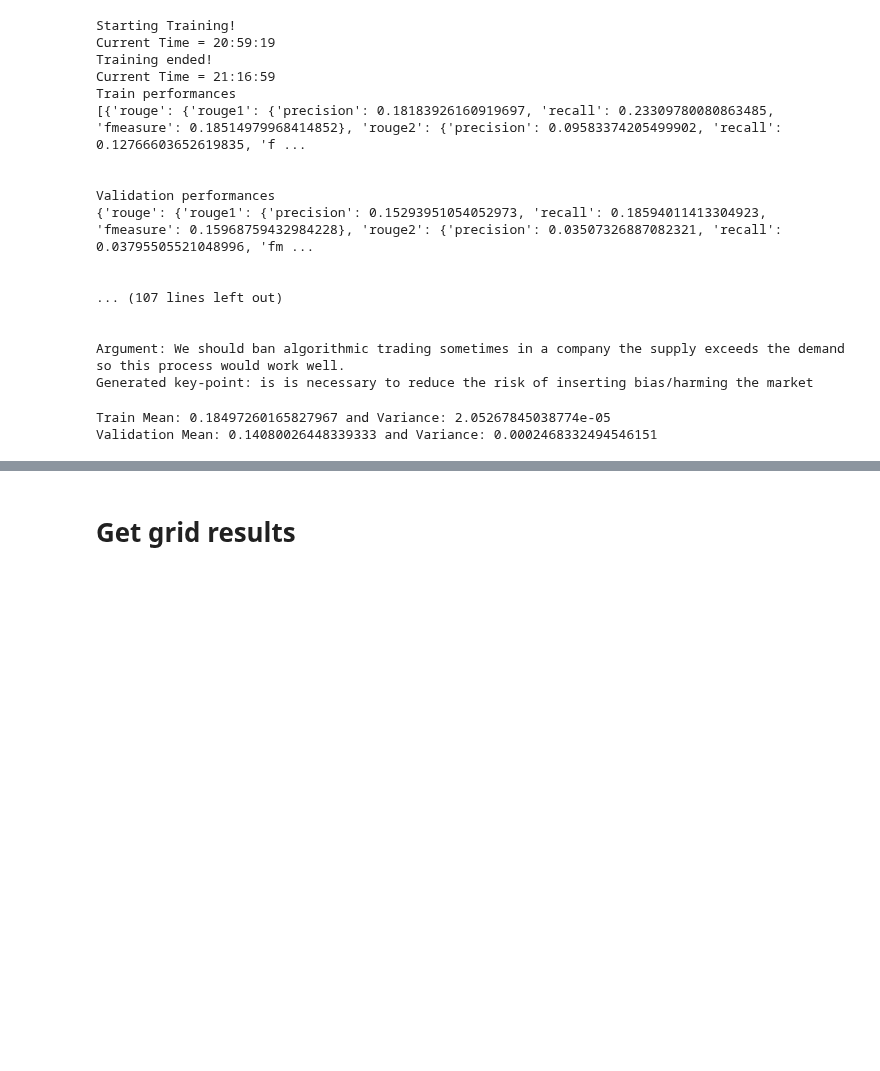
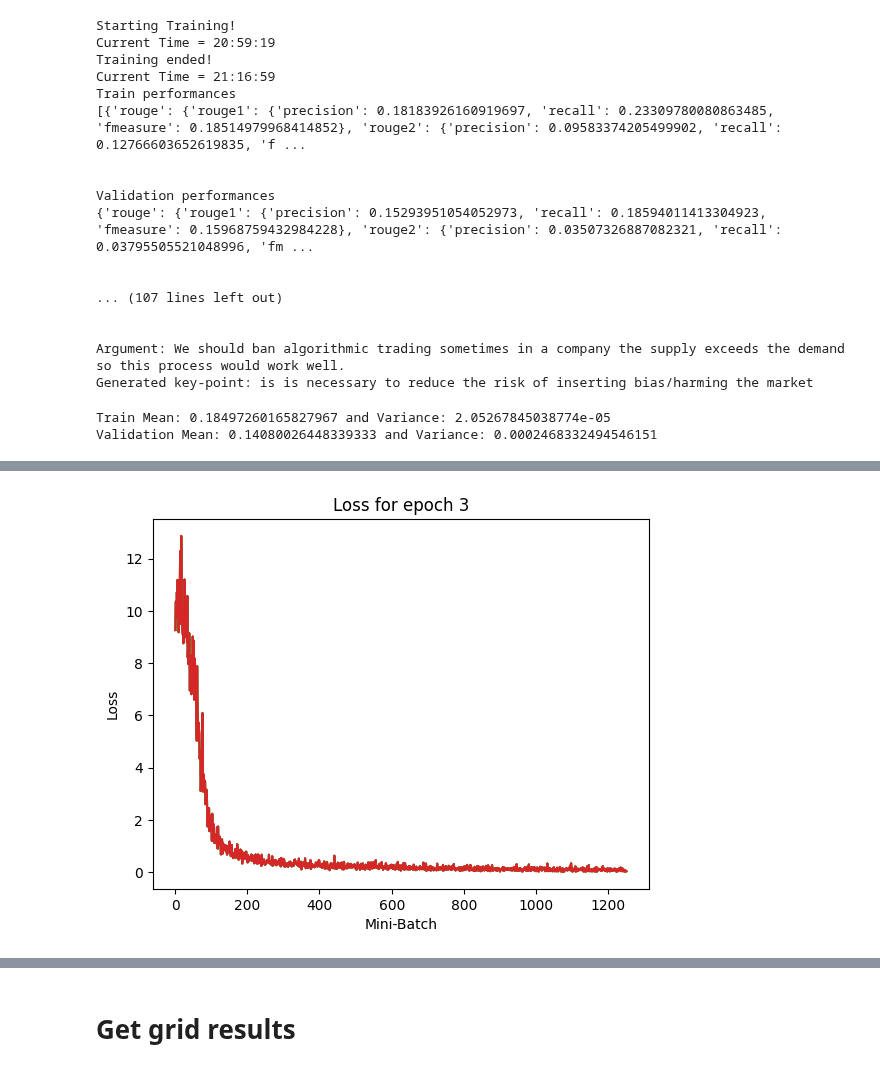
Before and after one commit to mmc185/HLTKeyPointAnalysis, a Jupyter notebook: kp_generation/main_task_2.ipynb, the cells around one changed output, grey strips where cells are left out. Drawn from its saved outputs; the diff is of its cells as text; code cells hidden in the pictures; blank space fills up the shorter version.

Commit message:
add retrain plots

```diff
--- a/kp_generation/main_task_2.ipynb
+++ b/kp_generation/main_task_2.ipynb
@@ -535,0 +625,15 @@ Validation Mean: 0.14080026448339333 and Variance: 0.0002468332494546151
+# %%
+#t5-large max_l: 100 batch:4 lr: 2e-05 opt:adamW eps: 1e-08 epochs:4 wd: 0.0 warmup:100.0
+config = {
+    "batch_size" : 4,
+    "model_type" : "t5-large",
+    "optimizer" : "adamW",
+    "eps" : 1e-8,
+    "weight_decay" : 0,
+    "epochs": 4,
+    "lr": 2e-5,
+    "warmup_steps": 1e2
+}
+
+metrics = ['rouge']
+res = train_with_plots(device, df_train, df_val, config, None, 100, metrics)
@@ -535,0 +685,11 @@ Validation Mean: 0.14080026448339333 and Variance: 0.0002468332494546151
+# %%
+import matplotlib.pyplot as plt
+
+for i in range(0,len(res['loss'])):
+    plt.plot(range(1, len(res['loss'][i])+1), res['loss'][0].detach().numpy().reshape(len(res['loss'][i])))
+    plt.xlabel("Mini-Batch")
+    plt.ylabel("Loss")
+    plt.title(f"Loss for epoch {i}")
+    plt.savefig(f"./loss_epoch_{i}.png")
+# %% [output]
+[figure, added]
```
Also changed, not shown: parts of 9 cells of this notebook.
